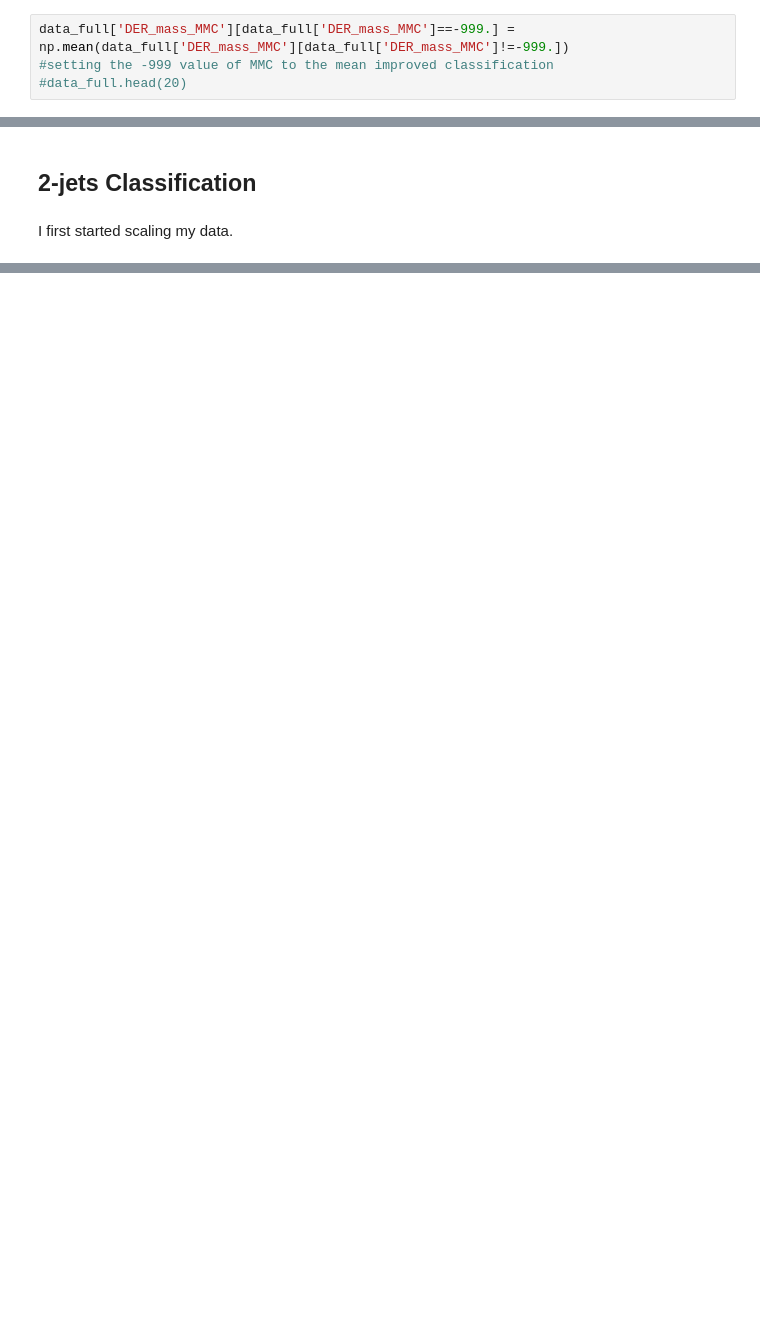
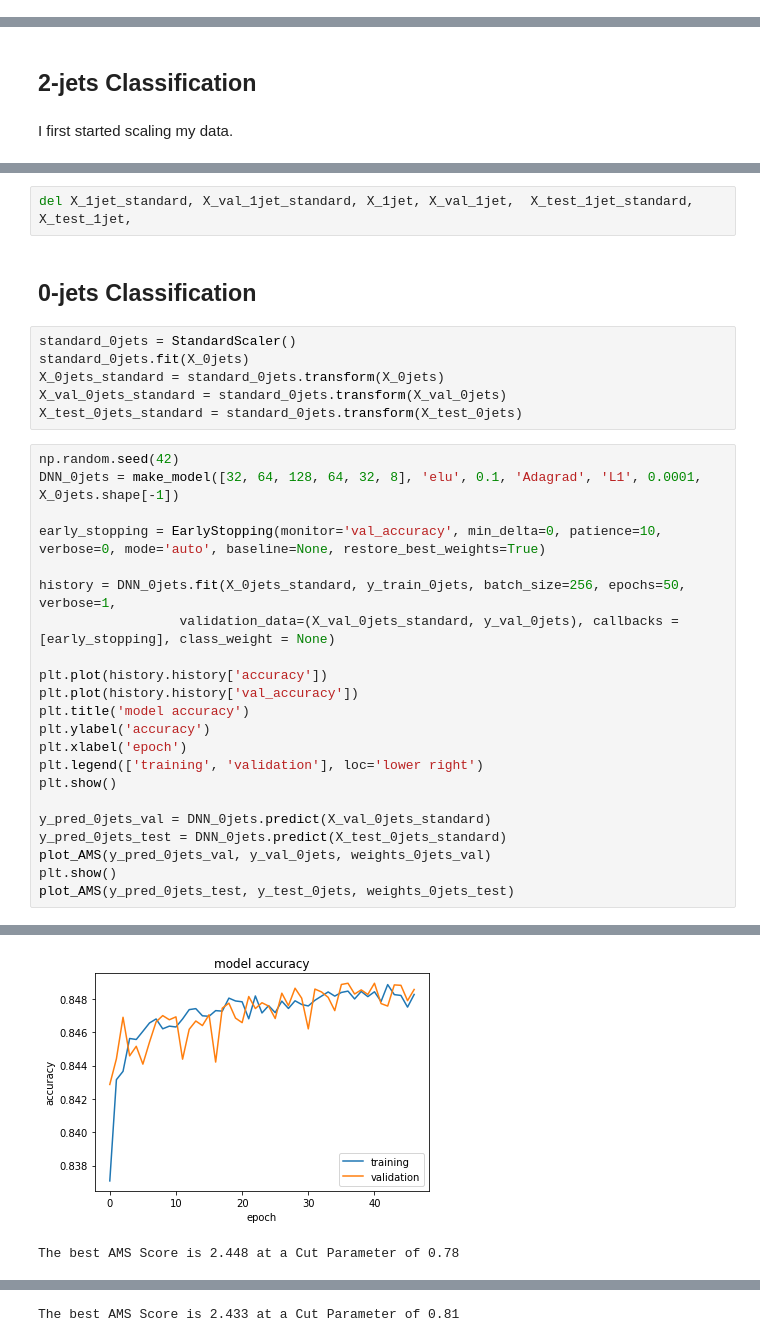
Before and after one commit to JustWhit3/higgs-decay-classification, a Jupyter notebook: Program.ipynb, the cells around one changed output, grey strips where cells are left out. Cells and saved outputs as stored; diff of their text form; blank space fills up the shorter version.

```diff
--- a/Program.ipynb
+++ b/Program.ipynb
@@ -13,6 +10,2 @@ from matplotlib import pyplot as plt
 # %%
 data_full = pd.read_csv('dataset_higgs_challenge.csv')
-# %%
-data_full['DER_mass_MMC'][data_full['DER_mass_MMC']==-999.] = np.mean(data_full['DER_mass_MMC'][data_full['DER_mass_MMC']!=-999.])
-#setting the -999 value of MMC to the mean improved classification
-#data_full.head(20)
@@ -521,0 +586,33 @@ plt.savefig('Distributions_weighted.png', dpi=250)
+# %%
+del X_1jet_standard, X_val_1jet_standard, X_1jet, X_val_1jet,  X_test_1jet_standard, X_test_1jet,
+# %% [markdown]
+## 0-jets Classification
+# %%
+standard_0jets = StandardScaler()
+standard_0jets.fit(X_0jets)
+X_0jets_standard = standard_0jets.transform(X_0jets)
+X_val_0jets_standard = standard_0jets.transform(X_val_0jets)
+X_test_0jets_standard = standard_0jets.transform(X_test_0jets)
+# %%
+np.random.seed(42)
+DNN_0jets = make_model([32, 64, 128, 64, 32, 8], 'elu', 0.1, 'Adagrad', 'L1', 0.0001, X_0jets.shape[-1])
+
+early_stopping = EarlyStopping(monitor='val_accuracy', min_delta=0, patience=10, verbose=0, mode='auto', baseline=None, restore_best_weights=True)
+
+history = DNN_0jets.fit(X_0jets_standard, y_train_0jets, batch_size=256, epochs=50, verbose=1,
+                  validation_data=(X_val_0jets_standard, y_val_0jets), callbacks = [early_stopping], class_weight = None)
+
+plt.plot(history.history['accuracy'])
+plt.plot(history.history['val_accuracy'])
+plt.title('model accuracy')
+plt.ylabel('accuracy')
+plt.xlabel('epoch')
+plt.legend(['training', 'validation'], loc='lower right')
+plt.show()
+
+y_pred_0jets_val = DNN_0jets.predict(X_val_0jets_standard)
+y_pred_0jets_test = DNN_0jets.predict(X_test_0jets_standard)
+plot_AMS(y_pred_0jets_val, y_val_0jets, weights_0jets_val)
+plt.show()
+plot_AMS(y_pred_0jets_test, y_test_0jets, weights_0jets_test)
+# %% [output]
@@ -521,0 +636,2 @@ plt.savefig('Distributions_weighted.png', dpi=250)
+[figure, added]
+The best AMS Score is 2.448 at a Cut Parameter of 0.78
@@ -521,0 +639 @@ plt.savefig('Distributions_weighted.png', dpi=250)
+The best AMS Score is 2.433 at a Cut Parameter of 0.81
```
Also changed, not shown: parts of 85 cells of this notebook.
